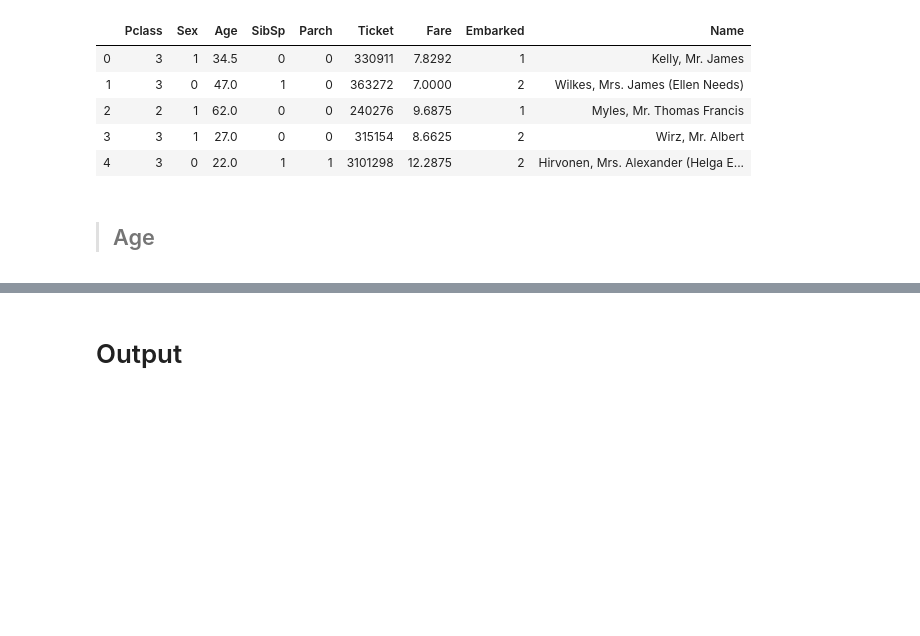
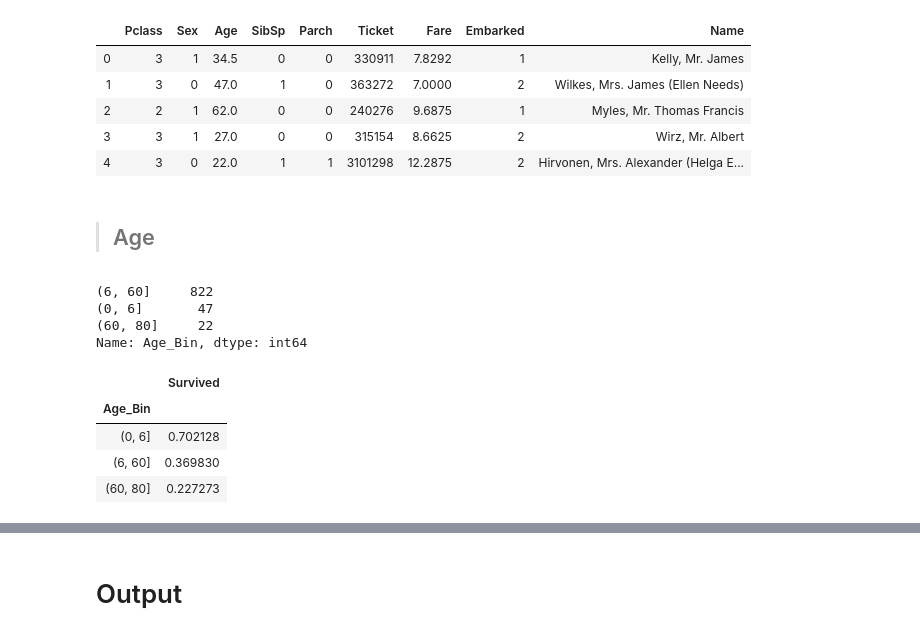
Before and after one commit to LivLilli/Titanic-Machine-Learning-from-disaster, a Jupyter notebook: Titanic.ipynb, the cells around one changed output, grey strips where cells are left out. Drawn from its saved outputs; the diff is of its cells as text; code cells hidden in the pictures; blank space fills up the shorter version.

```diff
--- a/Titanic.ipynb
+++ b/Titanic.ipynb
@@ -503,0 +515,17 @@ test_withoutID.head()
+# %%
+#count how survuved for each age bin
+print(train_withoutID["Age_Bin"].value_counts())
+# %% [output]
+(6, 60]     822
+(0, 6]       47
+(60, 80]     22
+Name: Age_Bin, dtype: int64
+# %%
+#from counts to frequencies
+train_withoutID[["Age_Bin","Survived"]].groupby("Age_Bin").mean()
+# %% [output]
+|  | Survived |
+| Age_Bin |  |
+| (0, 6] | 0.702128 |
+| (6, 60] | 0.369830 |
+| (60, 80] | 0.227273 |
```
Also changed, not shown: parts of 6 cells of this notebook.
